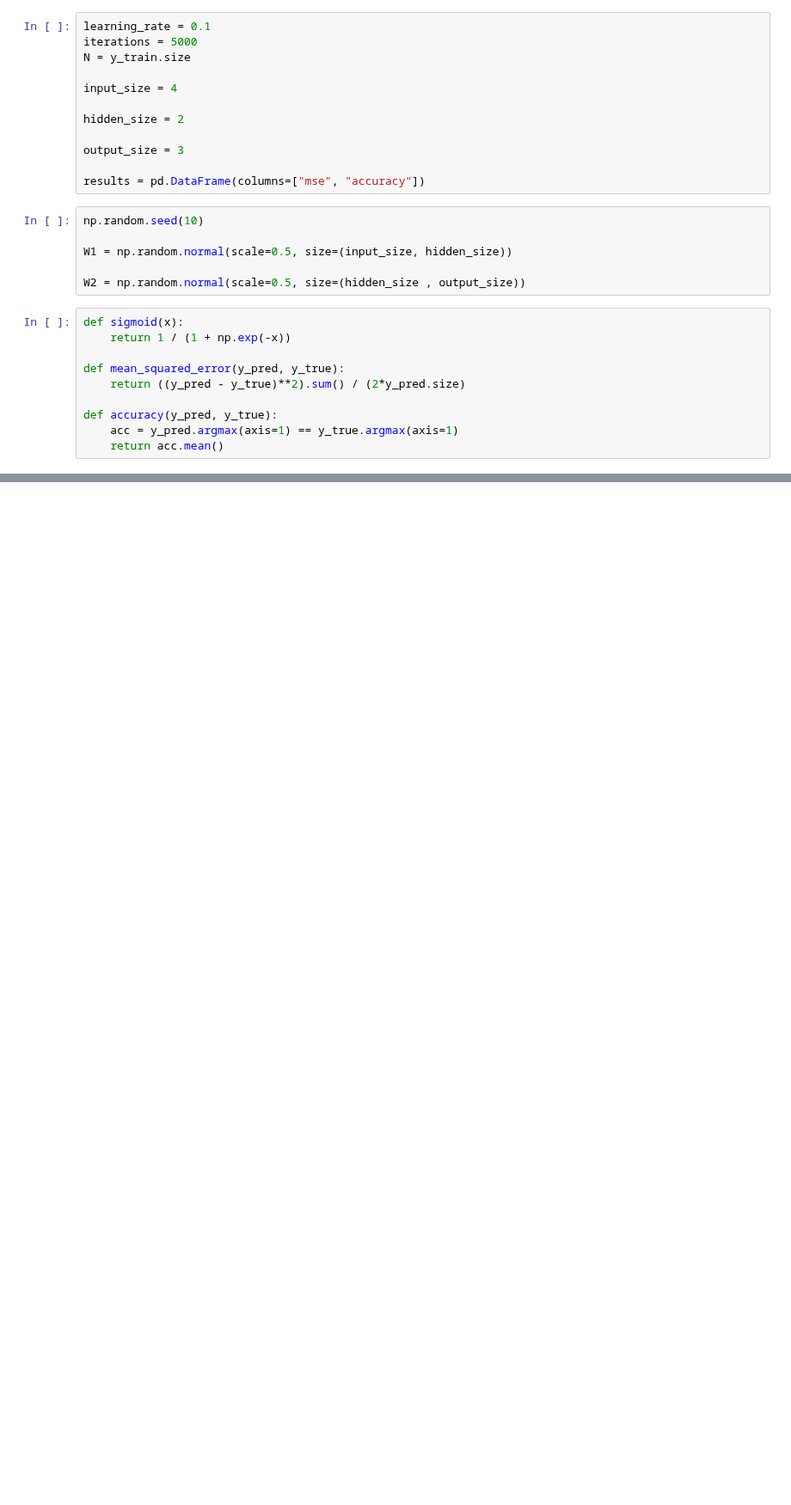
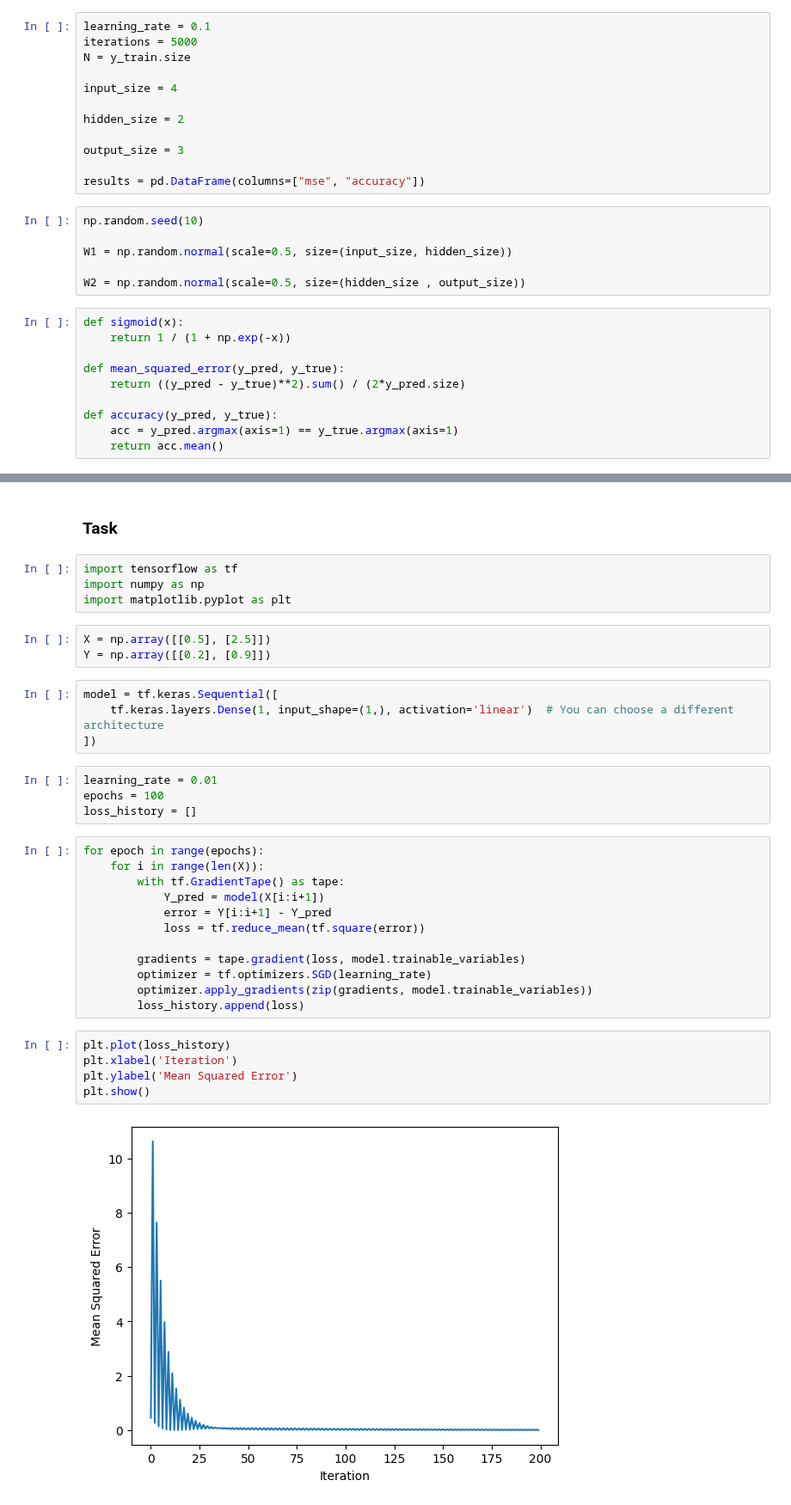
Before and after one commit to yashyaks/ML-playground, a Jupyter notebook: ML2/ML2_Lab2.ipynb, the cells around one changed output, grey strips where cells are left out. Shown at 86% size. Saved outputs shown, nothing was run; the diff lists cells and outputs as text; blank space fills up the shorter version.

```diff
--- a/ML2/ML2_Lab2.ipynb
+++ b/ML2/ML2_Lab2.ipynb
@@ -82,0 +85,36 @@ results.mse.plot(title="Mean Squared Error")
+# %% [markdown]
+### Task
+# %%
+import tensorflow as tf
+import numpy as np
+import matplotlib.pyplot as plt
+# %%
+X = np.array([[0.5], [2.5]])
+Y = np.array([[0.2], [0.9]])
+# %%
+model = tf.keras.Sequential([
+    tf.keras.layers.Dense(1, input_shape=(1,), activation='linear')  # You can choose a different architecture
+])
+# %%
+learning_rate = 0.01
+epochs = 100
+loss_history = []
+# %%
+for epoch in range(epochs):
+    for i in range(len(X)):
+        with tf.GradientTape() as tape:
+            Y_pred = model(X[i:i+1])
+            error = Y[i:i+1] - Y_pred
+            loss = tf.reduce_mean(tf.square(error))
+
+        gradients = tape.gradient(loss, model.trainable_variables)
+        optimizer = tf.optimizers.SGD(learning_rate)
+        optimizer.apply_gradients(zip(gradients, model.trainable_variables))
+        loss_history.append(loss)
+# %%
+plt.plot(loss_history)
+plt.xlabel('Iteration')
+plt.ylabel('Mean Squared Error')
+plt.show()
+# %% [output]
+[figure, added]
```
Also changed, not shown: parts of 13 cells of this notebook.
